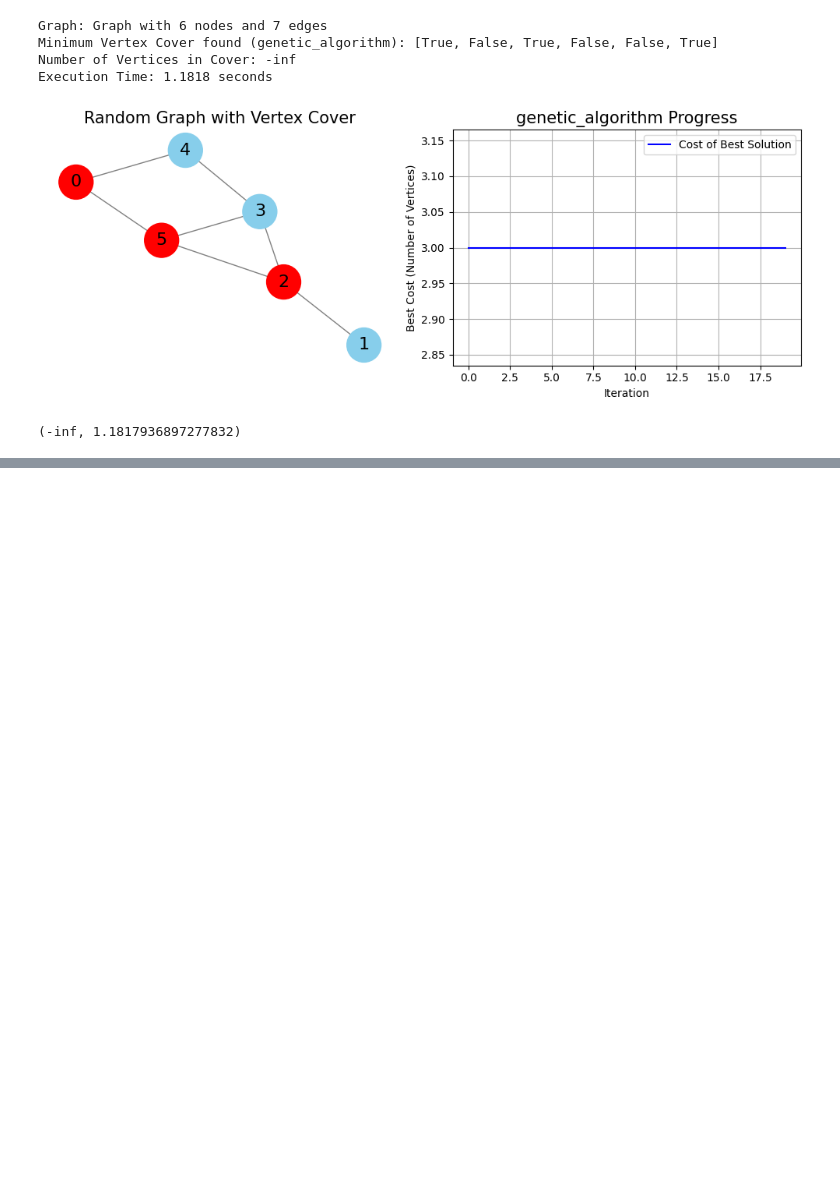
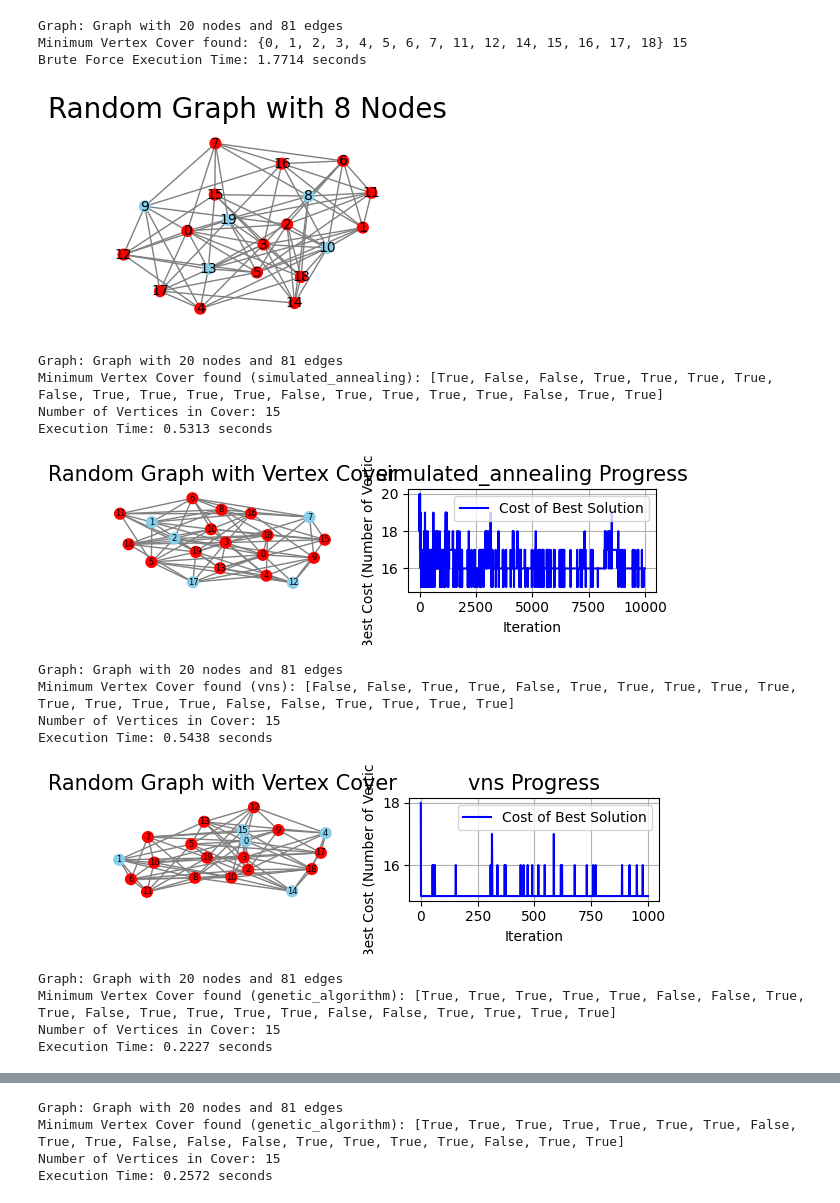
Before and after one commit to TinovoS/Minimum_Vertex_Cover, a Jupyter notebook: Graphs_Testing.ipynb, the cells around one changed output, grey strips where cells are left out. Drawn from its saved outputs; the diff is of its cells as text; code cells hidden in the pictures; blank space fills up the shorter version.

```diff
--- a/Graphs_Testing.ipynb
+++ b/Graphs_Testing.ipynb
@@ -12,11 +60,11 @@ def evaluate_algorithm(algorithm, G, *args, **kwargs):
     print("Number of Vertices in Cover:", best_cost)
     print(f"Execution Time: {execution_time:.4f} seconds")
 
-    fig, axes = plt.subplots(1, 2, figsize=(10, 4))
+    fig, axes = plt.subplots(1, 2, figsize=(6, 2))
 
     pos = nx.spring_layout(G)
     node_colors = ['red' if best_solution[node] else 'skyblue' for node in G.nodes()]
-    nx.draw(G, pos, with_labels=True, node_color=node_colors, node_size=1000, font_size=16,
+    nx.draw(G, pos, with_labels=True, node_color=node_colors, node_size=60, font_size=6,
             edge_color='gray', font_color='black', ax=axes[0])
     axes[0].set_title("Random Graph with Vertex Cover", size=15)
 
@@ -42,16 +90,16 @@ def evaluate_brute_force_algorithm(G):
     print("Minimum Vertex Cover found:", vertex_cover, best_cost)
     print(f"Brute Force Execution Time: {brute_force_time:.4f} seconds")
 
-    plt.figure(figsize=(4, 3))
+    plt.figure(figsize=(3, 2))
     node_colors = ['skyblue' if node not in vertex_cover else 'red' for node in G.nodes()]
-    nx.draw(G, with_labels=True, node_color=node_colors, node_size=1000, font_size=16, edge_color='gray', font_color='black')
+    nx.draw(G, with_labels=True, node_color=node_colors, node_size=60, font_size=10, edge_color='gray', font_color='black')
     plt.title("Random Graph with 8 Nodes", size=20)
     plt.show()
 
     return best_cost, brute_force_time
 
 def evaluate(G):
-    #brute_cost, brute_time = evaluate_brute_force_algorithm(G)
+    brute_cost, brute_time = evaluate_brute_force_algorithm(G)
     #----------------------------------------------------
     max_iter = 10000
     k=0.5
@@ -62,26 +110,57 @@ def evaluate(G):
     move_prob = 0.3
     vns_args = (max_iter_vns, k_max, move_prob)
     vns_cost, vns_time = evaluate_algorithm(vns, G, *vns_args)
+    #---------------------------------------------------------
+    population_size = 200
+    generations = 200
+    mutation_rate = 0.05
+    elitism_size = 0.1
+    cross = "uniform"
+    selection = "tournament"
+    ga_cost_uniform,ga_time_uniform = evaluate_algorithm(genetic_algorithm, G, population_size, generations, mutation_rate, elitism_size,cross,selection)
+    #---------------------------------------------------------
+    cross = "single_point"
+    ga_cost_single,ga_time_single = evaluate_algorithm(genetic_algorithm, G, population_size, generations, mutation_rate, elitism_size,cross,selection)
+    #---------------------------------------------------------
+    selection = "roulette_wheel"
+    cross = "uniform"
+    ga_cost_uniform_roulette,ga_time_uniform_roulette = evaluate_algorithm(genetic_algorithm, G, population_size, generations, mutation_rate, elitism_size,cross,selection)
+    #---------------------------------------------------------
+    cross = "single_point"
+    ga_cost_single_roulette,ga_time_single_roulette = evaluate_algorithm(genetic_algorithm, G, population_size, generations, mutation_rate, elitism_size,cross,selection)
 
-    #print("BRUTE Vertex Cover found:", brute_cost, brute_time)
+    print("GA SINGLE_POINT tournament Vertex Cover found:", ga_cost_single, ga_time_single)
+    print("GA UNIFORM tournament Vertex Cover tournament found:", ga_cost_uniform, ga_time_uniform)
+
+    print("GA SINGLE_POINT roulette Vertex Cover found:", ga_cost_uniform_roulette, ga_time_uniform_roulette)
+    print("GA UNIFORM roulette Vertex Cover found:", ga_cost_single_roulette, ga_time_single_roulette)
+
+    print("BRUTE Vertex Cover found:", brute_cost, brute_time)
     print("SIM Vertex Cover found:", sim_cost, sim_time)
     print("VNS Vertex Cover found:", vns_cost, vns_time)
 # %%
 import networkx as nx
 import matplotlib.pyplot as plt
 import time
 
-G = nx.erdos_renyi_graph(6, 0.5)
-#evaluate(G)
-
-# Extract edges as a list of tuples
-edges = list(G.edges())
-
-evaluate_algorithm(genetic_algorithm, G, population_size=500, generations=20, initial_mutation_rate=0.05, elitism_percent=0.05, gradual_mutation=True)
+G = nx.erdos_renyi_graph(20, 0.5)
+evaluate(G)
 # %% [output]
-Graph: Graph with 6 nodes and 7 edges
-Minimum Vertex Cover found (genetic_algorithm): [True, False, True, False, False, True]
-Number of Vertices in Cover: -inf
-Execution Time: 1.1818 seconds
+Graph: Graph with 20 nodes and 81 edges
+Minimum Vertex Cover found: {0, 1, 2, 3, 4, 5, 6, 7, 11, 12, 14, 15, 16, 17, 18} 15
+Brute Force Execution Time: 1.7714 seconds
-[figure, old version]
+[figure, new version]
-(-inf, 1.1817936897277832)
+Graph: Graph with 20 nodes and 81 edges
+Minimum Vertex Cover found (simulated_annealing): [True, False, False, True, True, True, True, False, True, True, True, True, False, True, True, True, True, False, True, True]
+Number of Vertices in Cover: 15
+Execution Time: 0.5313 seconds
+[figure, added]
+Graph: Graph with 20 nodes and 81 edges
+Minimum Vertex Cover found (vns): [False, False, True, True, False, True, True, True, True, True, True, True, True, True, False, False, True, True, True, True]
+Number of Vertices in Cover: 15
+Execution Time: 0.5438 seconds
+[figure, added]
+Graph: Graph with 20 nodes and 81 edges
+Minimum Vertex Cover found (genetic_algorithm): [True, True, True, True, True, False, False, True, True, False, True, True, True, True, False, False, True, True, True, True]
+Number of Vertices in Cover: 15
+Execution Time: 0.2227 seconds
@@ -87,0 +168,4 @@ Execution Time: 1.1818 seconds
+Graph: Graph with 20 nodes and 81 edges
+Minimum Vertex Cover found (genetic_algorithm): [True, True, True, True, True, True, True, False, True, True, False, False, False, True, True, True, True, False, True, True]
+Number of Vertices in Cover: 15
+Execution Time: 0.2572 seconds
```
Also changed, not shown: parts of 3 cells of this notebook, 1 other file.
